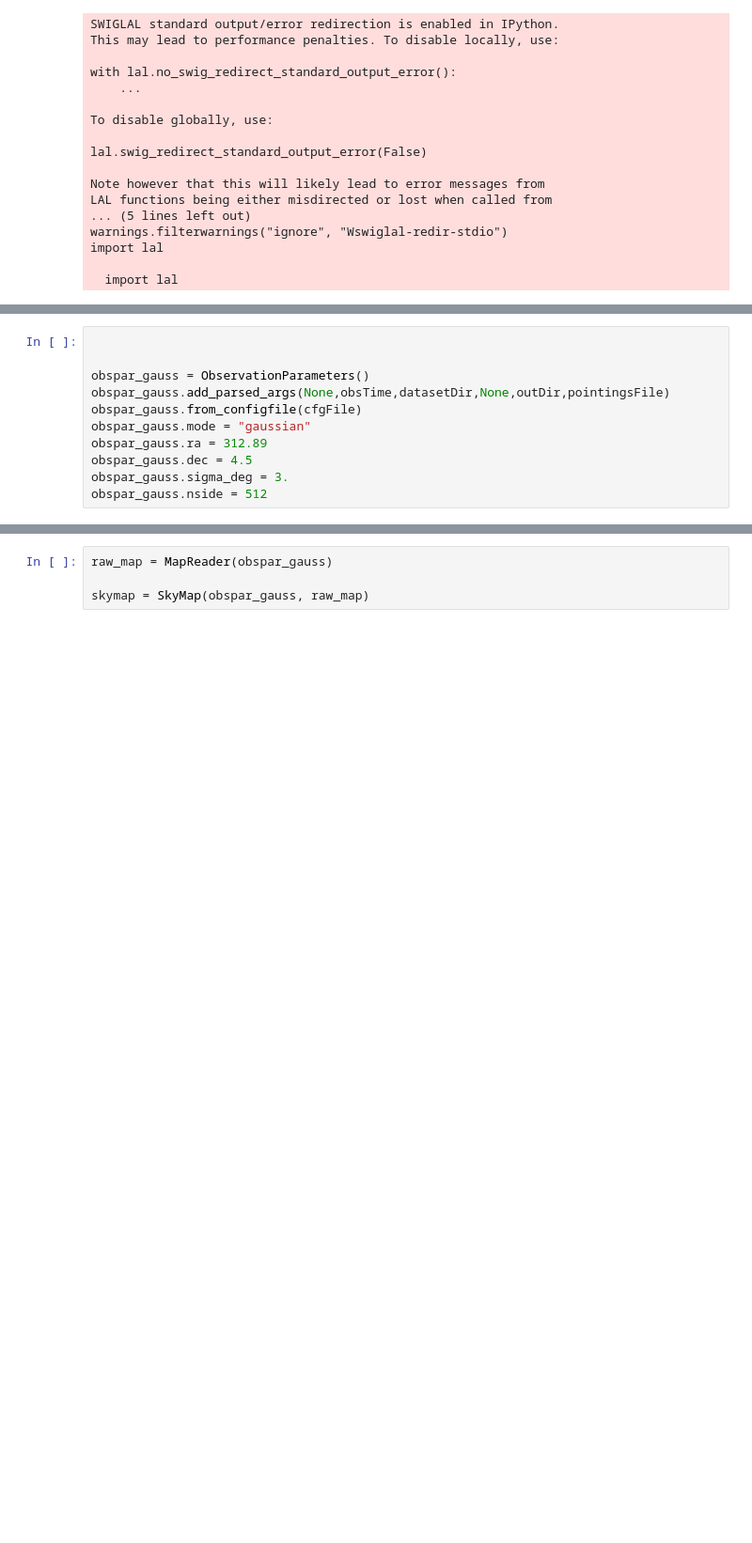
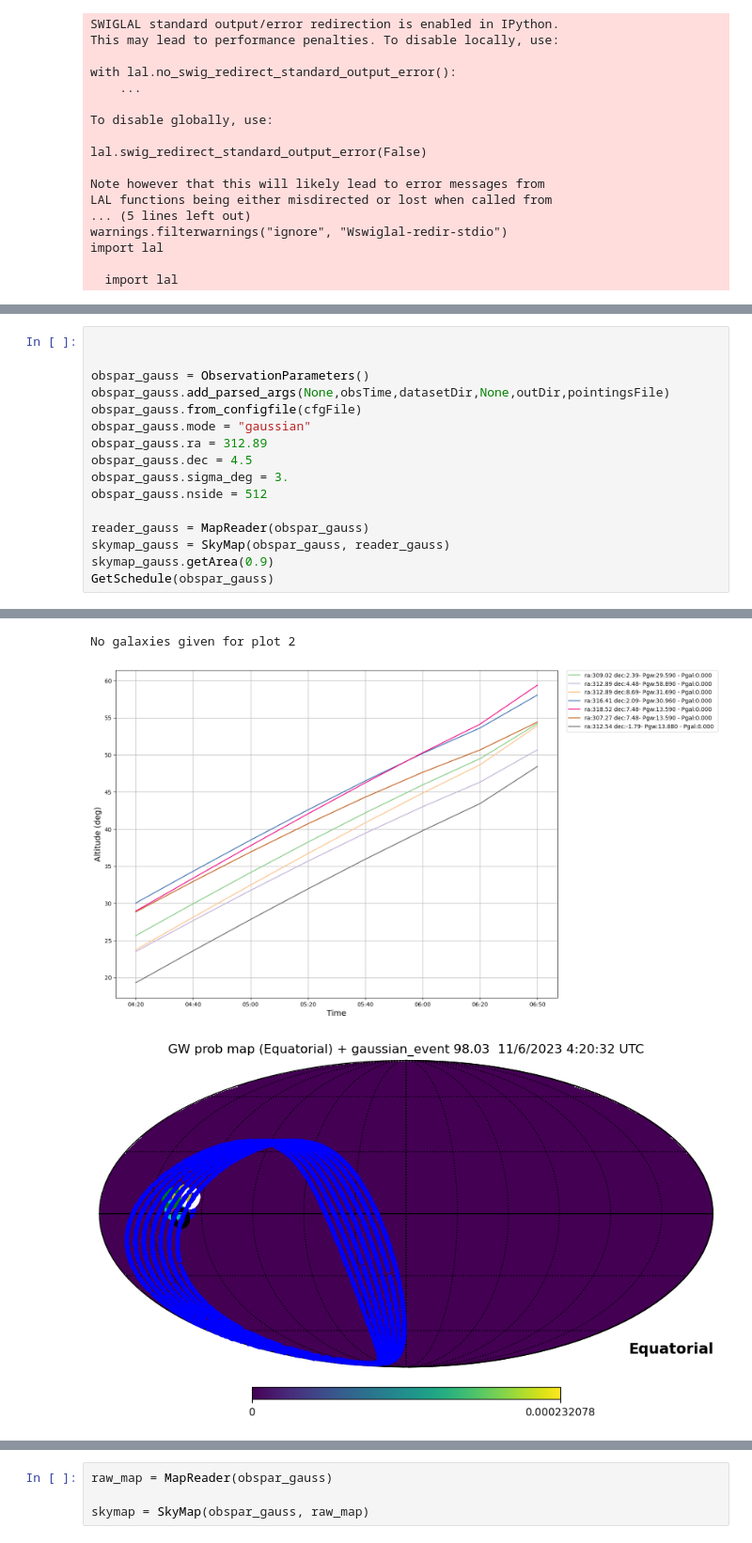
Before and after one commit to astro-transients/tilepy, a Jupyter notebook: examples/launcher/Tiling_Observations_GBM.ipynb, the cells around one changed output, grey strips where cells are left out. Shown at 94% size. Cells and saved outputs as stored; diff of their text form; blank space fills up the shorter version.

```diff
--- a/examples/launcher/Tiling_Observations_GBM.ipynb
+++ b/examples/launcher/Tiling_Observations_GBM.ipynb
@@ -58,3 +100,9 @@ obspar_gauss.ra = 312.89
 obspar_gauss.dec = 4.5
 obspar_gauss.sigma_deg = 3.
 obspar_gauss.nside = 512
+
+reader_gauss = MapReader(obspar_gauss)
+skymap_gauss = SkyMap(obspar_gauss, reader_gauss)
+skymap_gauss.getArea(0.9)
+GetSchedule(obspar_gauss)
+# %% [output]
@@ -60,0 +131,3 @@ obspar_gauss.nside = 512
+No galaxies given for plot 2
+[figure, added]
+[figure, added]
```
Also changed, not shown: parts of 10 cells of this notebook, 2 other files.
